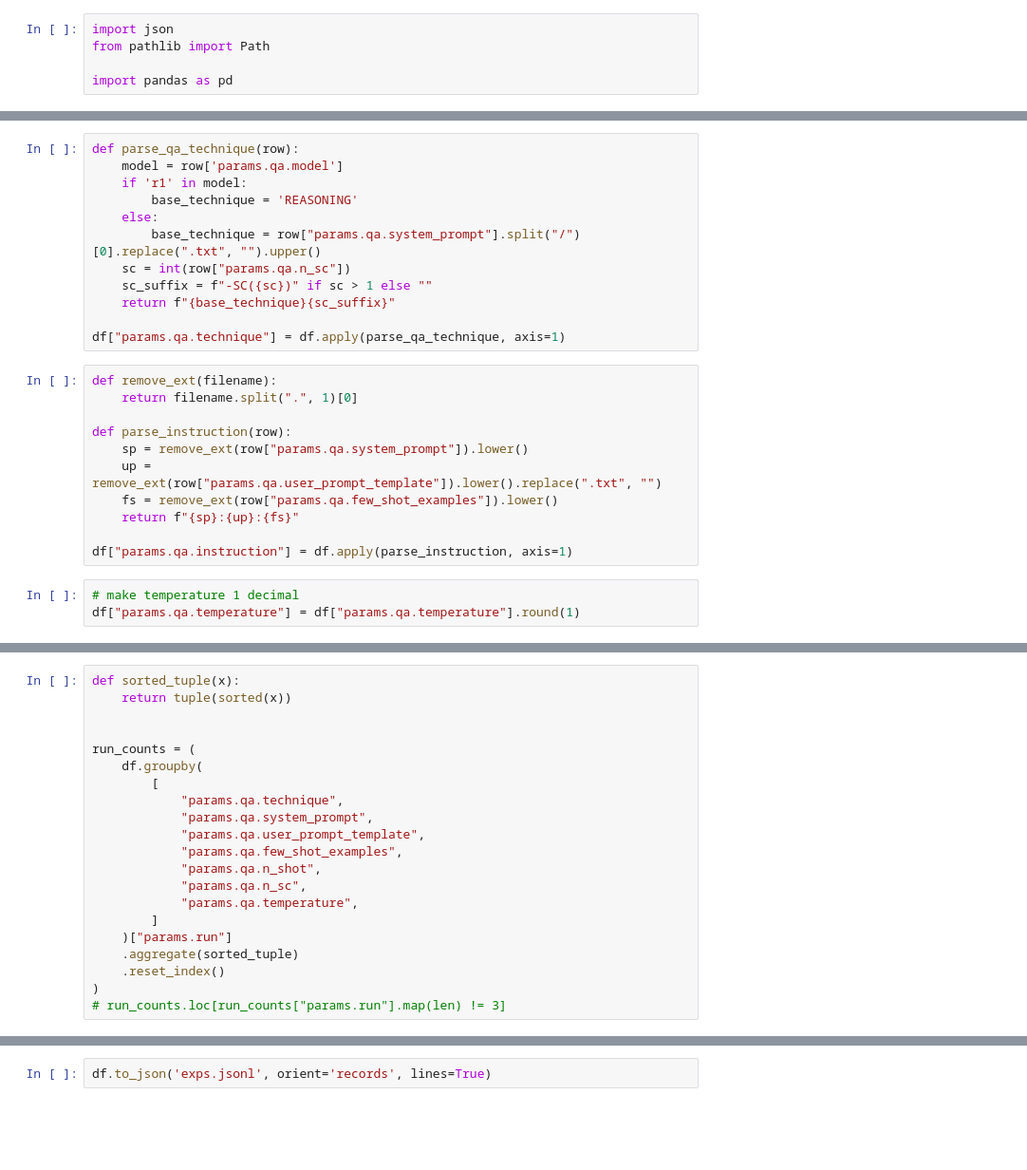
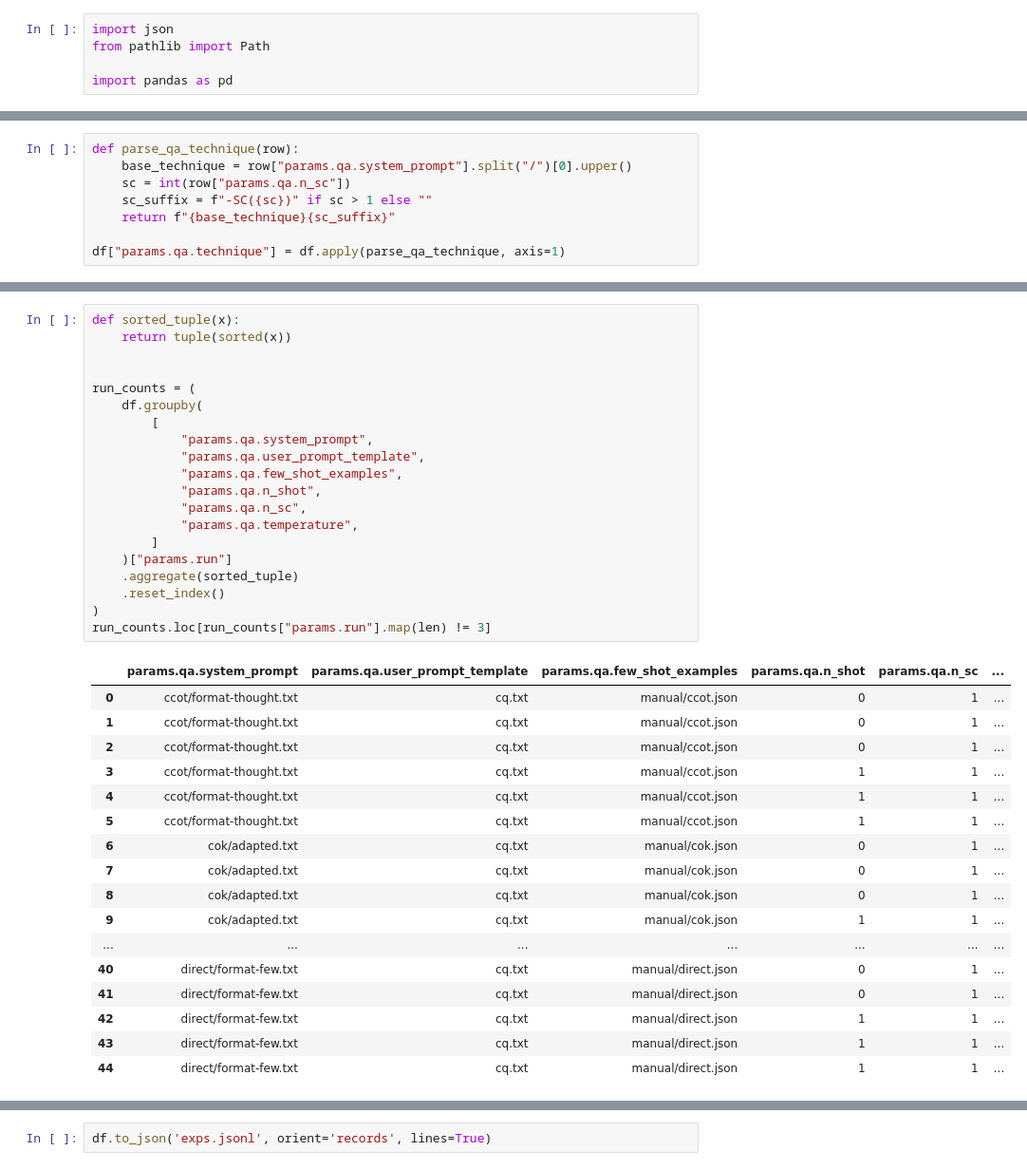
Before and after one commit to bdsaglam/pipeline-mhqa-manual, a Jupyter notebook: nbs/musique-full-manual-new/preprocess.ipynb, the cells around one changed output, grey strips where cells are left out. Shown at 95% size. Drawn from its saved outputs; the diff is of its cells as text; blank space fills up the shorter version.

```diff
--- a/nbs/musique-full-manual-new/preprocess.ipynb
+++ b/nbs/musique-full-manual-new/preprocess.ipynb
@@ -41,26 +33,8 @@ df.head()
 # %%
 def parse_qa_technique(row):
-    model = row['params.qa.model']
-    if 'r1' in model:
-        base_technique = 'REASONING'
-    else:
-        base_technique = row["params.qa.system_prompt"].split("/")[0].replace(".txt", "").upper()
+    base_technique = row["params.qa.system_prompt"].split("/")[0].upper()
     sc = int(row["params.qa.n_sc"])
     sc_suffix = f"-SC({sc})" if sc > 1 else ""
     return f"{base_technique}{sc_suffix}"
 
 df["params.qa.technique"] = df.apply(parse_qa_technique, axis=1)
-# %%
-def remove_ext(filename):
-    return filename.split(".", 1)[0]
-
-def parse_instruction(row):
-    sp = remove_ext(row["params.qa.system_prompt"]).lower()
-    up = remove_ext(row["params.qa.user_prompt_template"]).lower().replace(".txt", "")
-    fs = remove_ext(row["params.qa.few_shot_examples"]).lower()
-    return f"{sp}:{up}:{fs}"
-
-df["params.qa.instruction"] = df.apply(parse_instruction, axis=1)
-# %%
-# make temperature 1 decimal
-df["params.qa.temperature"] = df["params.qa.temperature"].round(1)
@@ -77,24 +41,41 @@ df.head()
 # %%
 def sorted_tuple(x):
     return tuple(sorted(x))
 
 
 run_counts = (
     df.groupby(
         [
-            "params.qa.technique",
             "params.qa.system_prompt",
             "params.qa.user_prompt_template",
             "params.qa.few_shot_examples",
             "params.qa.n_shot",
             "params.qa.n_sc",
             "params.qa.temperature",
         ]
     )["params.run"]
     .aggregate(sorted_tuple)
     .reset_index()
 )
-# run_counts.loc[run_counts["params.run"].map(len) != 3]
+run_counts.loc[run_counts["params.run"].map(len) != 3]
+# %% [output]
+|  | params.qa.system_prompt | params.qa.user_prompt_template | params.qa.few_shot_examples | params.qa.n_shot | params.qa.n_sc | ... |
+| 0 | ccot/format-thought.txt | cq.txt | manual/ccot.json | 0 | 1 | ... |
+| 1 | ccot/format-thought.txt | cq.txt | manual/ccot.json | 0 | 1 | ... |
+| 2 | ccot/format-thought.txt | cq.txt | manual/ccot.json | 0 | 1 | ... |
+| 3 | ccot/format-thought.txt | cq.txt | manual/ccot.json | 1 | 1 | ... |
+| 4 | ccot/format-thought.txt | cq.txt | manual/ccot.json | 1 | 1 | ... |
+| 5 | ccot/format-thought.txt | cq.txt | manual/ccot.json | 1 | 1 | ... |
+| 6 | cok/adapted.txt | cq.txt | manual/cok.json | 0 | 1 | ... |
+| 7 | cok/adapted.txt | cq.txt | manual/cok.json | 0 | 1 | ... |
+| 8 | cok/adapted.txt | cq.txt | manual/cok.json | 0 | 1 | ... |
+| 9 | cok/adapted.txt | cq.txt | manual/cok.json | 1 | 1 | ... |
+| ... | ... | ... | ... | ... | ... | ... |
+| 40 | direct/format-few.txt | cq.txt | manual/direct.json | 0 | 1 | ... |
+| 41 | direct/format-few.txt | cq.txt | manual/direct.json | 0 | 1 | ... |
+| 42 | direct/format-few.txt | cq.txt | manual/direct.json | 1 | 1 | ... |
+| 43 | direct/format-few.txt | cq.txt | manual/direct.json | 1 | 1 | ... |
+| 44 | direct/format-few.txt | cq.txt | manual/direct.json | 1 | 1 | ... |
 # %%
 for col in run_counts.columns:
     print(f"- {col}")
```
Also changed, not shown: parts of 4 cells of this notebook, 7 other files.
